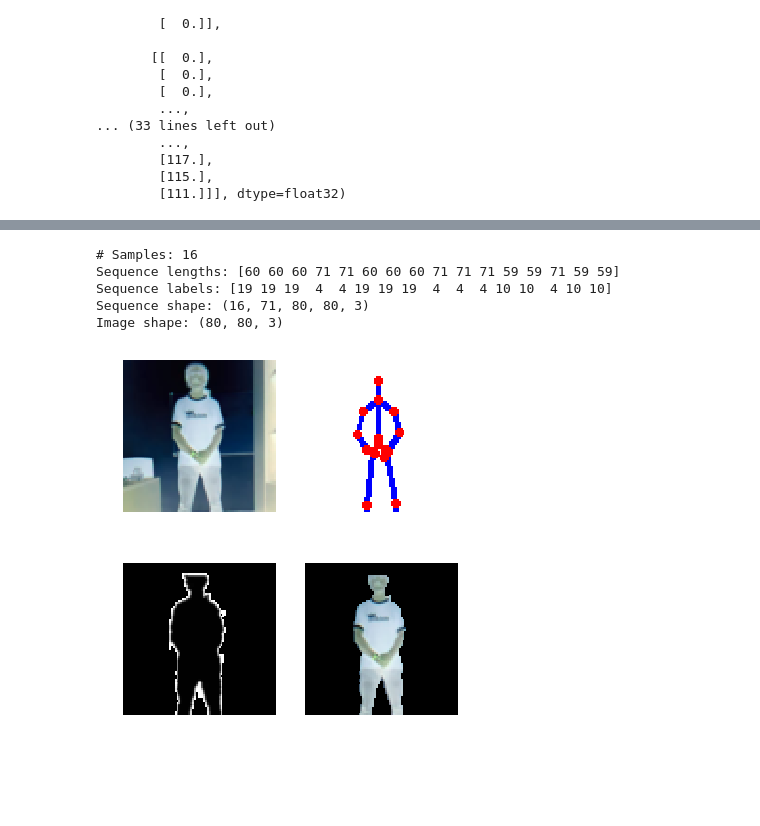
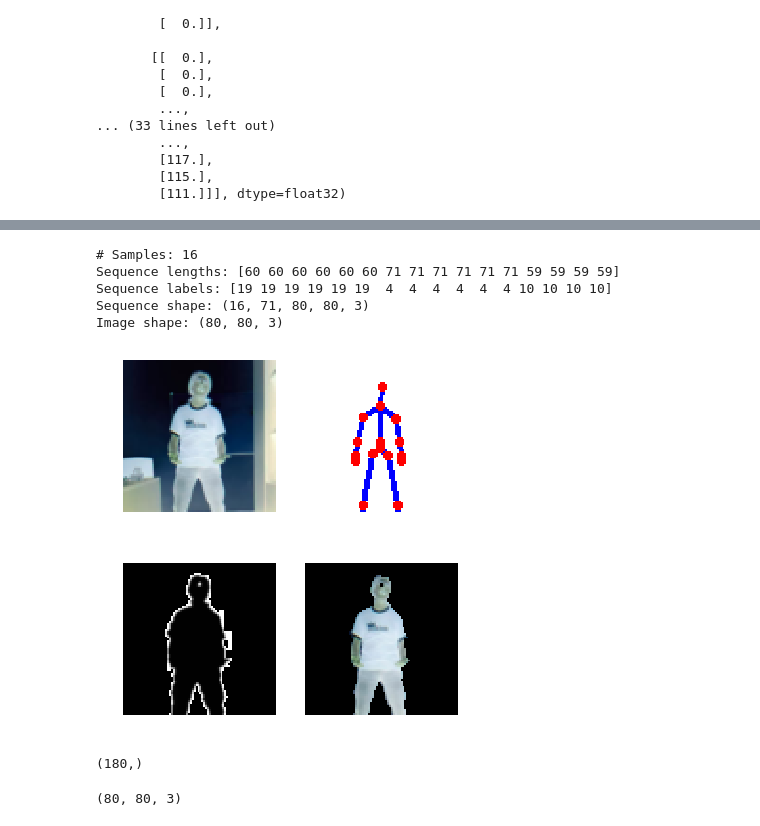
Before and after one commit to zgxsin/mp_2018, a Jupyter notebook: tfrecord_loading_and_visualization.ipynb, the cells around one changed output, grey strips where cells are left out. Drawn from its saved outputs; the diff is of its cells as text; code cells hidden in the pictures; blank space fills up the shorter version.

```diff
--- a/tfrecord_loading_and_visualization.ipynb
+++ b/tfrecord_loading_and_visualization.ipynb
@@ -211,41 +211,49 @@ print("Sequence labels: " + str(batch_sample_dict['labels']))
 print("Sequence shape: " + str(batch_sample_dict['rgb'].shape))
 
 # Fetch first clips 11th frame.
-img = batch_sample_dict['rgb'][0][10]
-mask = batch_sample_dict['segmentation'][0][10]
+img = batch_sample_dict['rgb'][10][20]
+mask = batch_sample_dict['segmentation'][10][20]
 print("Image shape: " + str(img.shape))
 
-skeleton = Skeleton(batch_sample_dict['skeleton'][0][10])
+skeleton = Skeleton(batch_sample_dict['skeleton'][10][20])
 skeleton.resizePixelCoordinates()
 skeleton_img = skeleton.toImage(img.shape[0], img.shape[1])
 masked_img = applyMask(img,mask)
 
 # Show the images. Note that the rgb image looks strange due to the normalization.
 plt.figure()
 plt.subplot(1, 2, 1)
 plt.axis("off")
 plt.imshow(img)
 plt.subplot(1, 2, 2)
 plt.imshow(skeleton_img)
 plt.axis("off")
 
 plt.figure()
 plt.subplot(1, 2, 1)
 plt.axis("off")
 plt.imshow(mask)
 plt.subplot(1, 2, 2)
 plt.axis("off")
 plt.imshow(masked_img)
 plt.axis("off")
 
 imsave('test-img.png', img)
 imsave('test-mask.png', mask)
 imsave('test-masked.png', masked_img)
 # %% [output]
 # Samples: 16
-Sequence lengths: [60 60 60 71 71 60 60 60 71 71 71 59 59 71 59 59]
-Sequence labels: [19 19 19  4  4 19 19 19  4  4  4 10 10  4 10 10]
+Sequence lengths: [60 60 60 60 60 60 71 71 71 71 71 71 59 59 59 59]
+Sequence labels: [19 19 19 19 19 19  4  4  4  4  4  4 10 10 10 10]
 Sequence shape: (16, 71, 80, 80, 3)
 Image shape: (80, 80, 3)
-[figure, old version]
+[figure, new version]
-[figure, old version]
+[figure, new version]
+# %%
+batch_sample_dict['skeleton'][10][20].shape
+# %% [output]
+(180,)
+# %%
+skeleton_img.shape
+# %% [output]
+(80, 80, 3)
```
Also changed, not shown: parts of 3 cells of this notebook, 5 other files.
